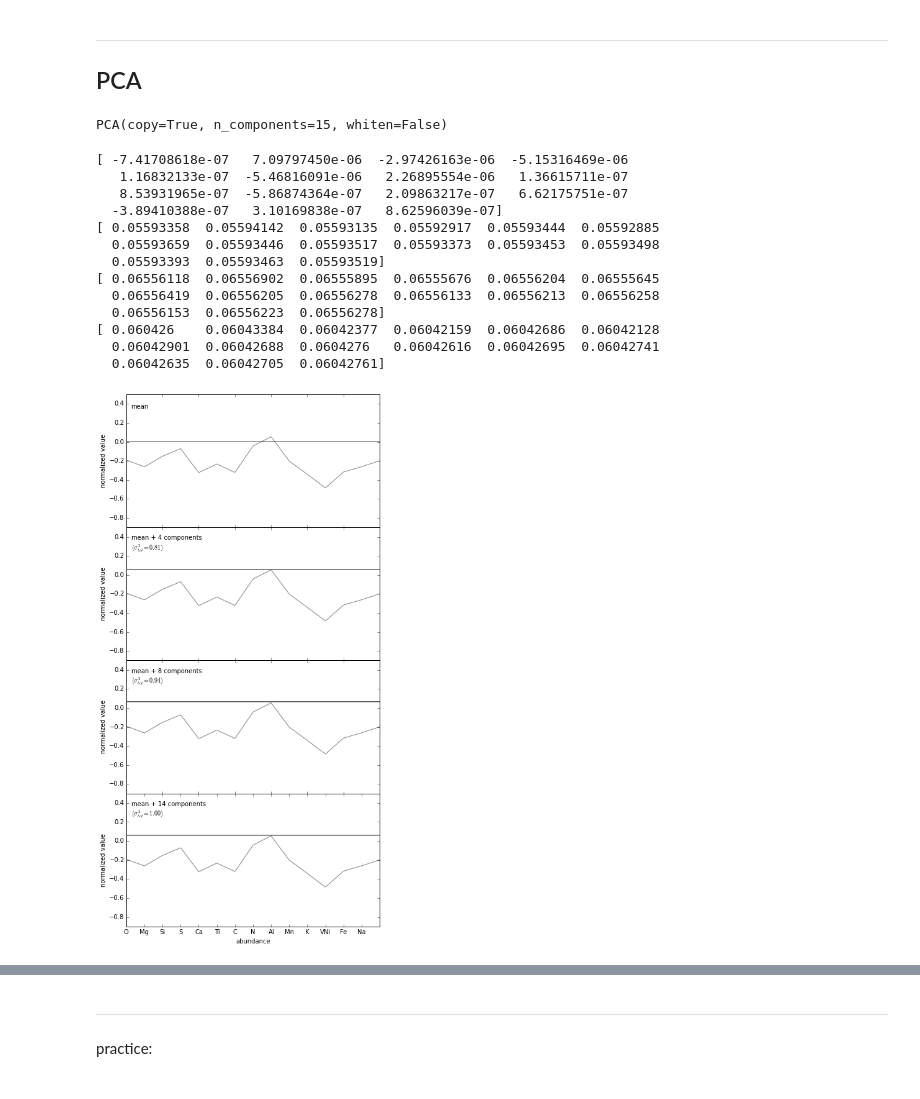
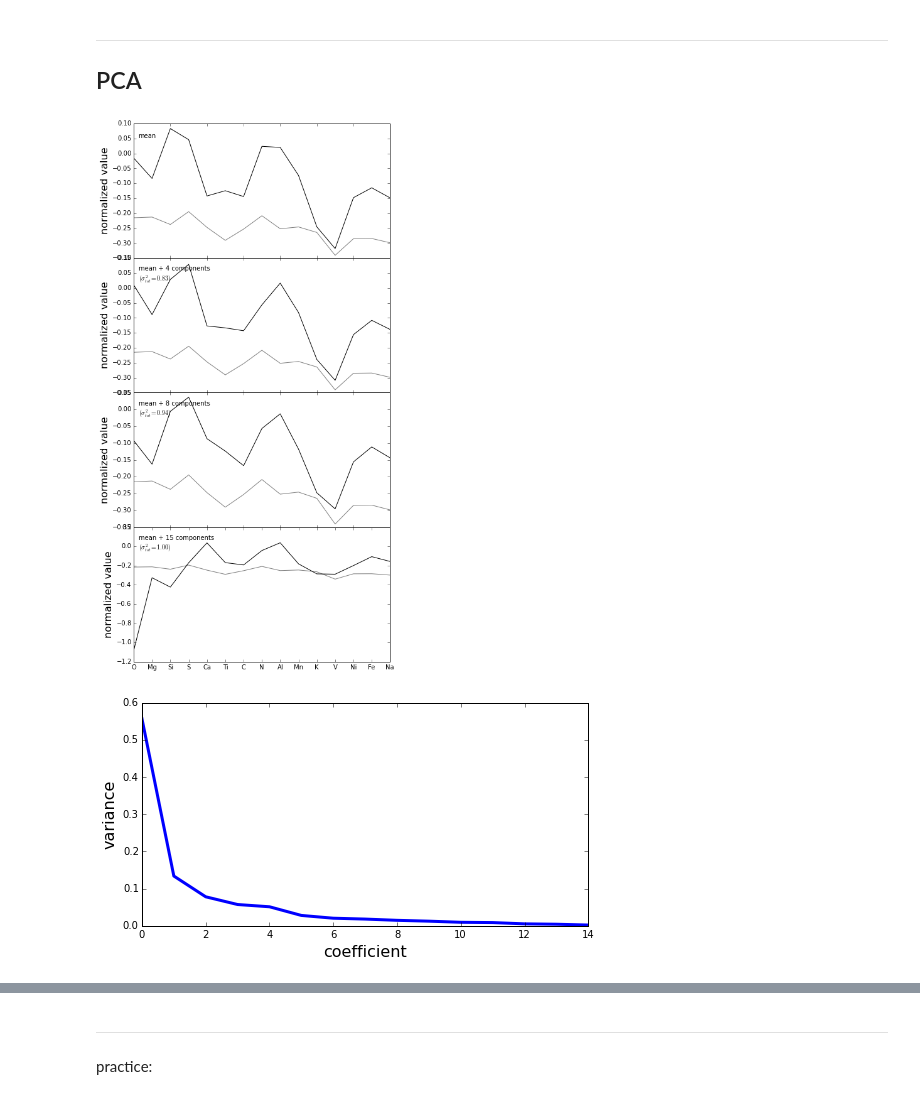
Before and after one commit to 2015ASTR511/EXD, a Jupyter notebook: apogee_pca.ipynb, the cells around one changed output, grey strips where cells are left out. Saved outputs shown, nothing was run; the diff lists cells and outputs as text; code cells hidden in the pictures.

Commit message:
dflemin3 updated cuts, vis plots

```diff
--- a/apogee_pca.ipynb
+++ b/apogee_pca.ipynb
@@ -68,0 +204,5 @@ def plotPanel(axes, xVec, yVec, zVec, CCstat="", CCtype="", xMin="", xMax="", yM
+# %%
+#############################################################################
+### read APOGEE parameters
+tempdata = pyfits.open('allStar-v603.fits')[1].data  # 163,278
+data = cleanseData(tempdata)
@@ -69,7 +216,4 @@ def plotPanel(axes, xVec, yVec, zVec, CCstat="", CCtype="", xMin="", xMax="", yM
 # %%
-#############################################################################
-### read APOGEE parameters
-data = pyfits.open('allStar-v603.fits')[1].data  # 163,278
 # some ad hoc quality cuts
 OKcond = ((data['LOGG'] > -10) & (data['PARAM_M_H'] > -10))
 OKcond = (OKcond & (data['J'] > -10) & (data['J'] < 30))
@@ -77,4 +221,7 @@ OKcond = (OKcond & (data['H'] > -10) & (data['H'] < 30))
 OKcond = (OKcond & (data['K'] > -10) & (data['K'] < 30))
 # and some more severe cuts
 # we don't want very bright objects as they seem outliers (~500)
-OKcond = (OKcond & (data['K'] > 6.0))
+
+# add some prelim flag cuts!!! KLW edit -- 2/24. make all flags = 0
+#OKcond = (OKcond & (data['K'] > 6.0) * (data['STARFLAG'] == 0) & (data['ASPCAPFLAG'] == 0))
+print len(data[OKcond])
@@ -175,69 +357,59 @@ arr0 =  (dataOK['O_H'], dataOK['MG_H'], dataOK['SI_H'], dataOK['S_H'],
 
 arr = normalize( np.array(arr0).transpose() )
 
-pca.fit(arr)
-X = pca.transform(arr)
-print pca
+#X = pca.fit(arr)
+X = pca.fit_transform(arr)
 evals = pca.explained_variance_ratio_
-# %% [output]
-PCA(copy=True, n_components=15, whiten=False)
 # %%
 evals_cs = evals.cumsum()
 spec_mean = arr.mean(0)
 # %%
 # Find the coefficients of a particular mock "spectrum"
-spec = arr[6]
+spec = arr[22]
 coeff = np.dot(X, spec - spec_mean)
 # %%
 #------------------------------------------------------------
 # Plot the sequence of reconstructions
 fig = plt.figure(figsize=(7, 14))
 fig.subplots_adjust(hspace=0, top=0.95, bottom=0.1, left=0.12, right=0.93)
 
 wavelengths = np.arange(15)
 
-for i, n in enumerate([0, 4, 8, 14]):
+for i, n in enumerate([0, 4, 8, 15]):
     ax = fig.add_subplot(411 + i)
     ax.plot(wavelengths, spec, '-', c='gray')
-    ax.plot(wavelengths, spec_mean + np.dot(coeff[:n], evals[:n]), '-k')
-    print spec_mean + np.dot(coeff[:n], evals[:n])
+    ax.plot(wavelengths, spec_mean + np.dot(coeff[:n], X[:n]), '-k')
 
     if i < 3:
         ax.xaxis.set_major_formatter(plt.NullFormatter())
 
-    ax.set_ylim(-.9, .5)
+    #ax.set_ylim(-.9, .5)
     ax.set_ylabel('normalized value')
 
     if n == 0:
         text = "mean"
     elif n == 1:
         text = "mean + 1 component\n"
         text += r"$(\sigma^2_{tot} = %.2f)$" % evals_cs[n - 1]
     else:
         text = "mean + %i components\n" % n
         text += r"$(\sigma^2_{tot} = %.2f)$" % evals_cs[n - 1]
 
     ax.text(0.02, 0.93, text, ha='left', va='top', transform=ax.transAxes)
 
 
-fig.axes[-1].set_xlabel('abundance')
-labels=['O', 'Mg', 'Si', 'S', 'Ca', 'Ti', 'C', 'N', 'Al', 'Mn', 'K', 'V'
-        'Ni', 'Fe', 'Na']
+labels=['O', 'Mg', 'Si', 'S', 'Ca', 'Ti', 'C', 'N', 'Al',
+        'Mn', 'K', 'V', 'Ni', 'Fe', 'Na']
 plt.xticks(wavelengths, labels)
 plt.show()
 # %% [output]
-[ -7.41708618e-07   7.09797450e-06  -2.97426163e-06  -5.15316469e-06
-   1.16832133e-07  -5.46816091e-06   2.26895554e-06   1.36615711e-07
-   8.53931965e-07  -5.86874364e-07   2.09863217e-07   6.62175751e-07
-  -3.89410388e-07   3.10169838e-07   8.62596039e-07]
-[ 0.05593358  0.05594142  0.05593135  0.05592917  0.05593444  0.05592885
-  0.05593659  0.05593446  0.05593517  0.05593373  0.05593453  0.05593498
-  0.05593393  0.05593463  0.05593519]
-[ 0.06556118  0.06556902  0.06555895  0.06555676  0.06556204  0.06555645
-  0.06556419  0.06556205  0.06556278  0.06556133  0.06556213  0.06556258
-  0.06556153  0.06556223  0.06556278]
-[ 0.060426    0.06043384  0.06042377  0.06042159  0.06042686  0.06042128
-  0.06042901  0.06042688  0.0604276   0.06042616  0.06042695  0.06042741
-  0.06042635  0.06042705  0.06042761]
-[figure, old version]
+[figure, new version]
+# %%
+plt.figure(figsize=(8,4))
+plt.plot(np.arange(15), pca.explained_variance_ratio_, lw=3)
+plt.ylabel('variance')
+plt.xlabel('coefficient')
+plt.show()
+# %% [output]
+[figure, added]
 # %%
```
Also changed, not shown: parts of 27 cells of this notebook.
